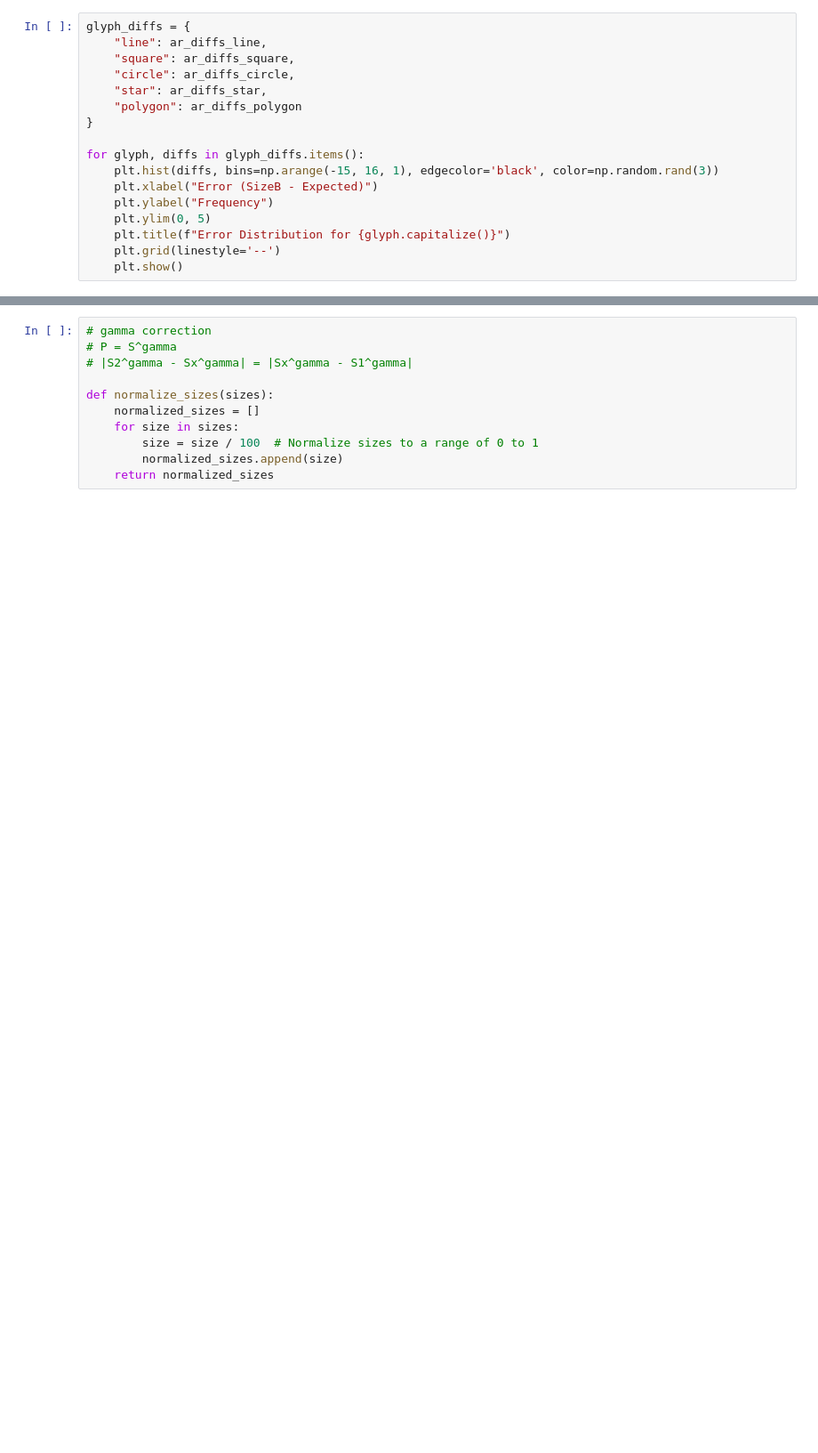
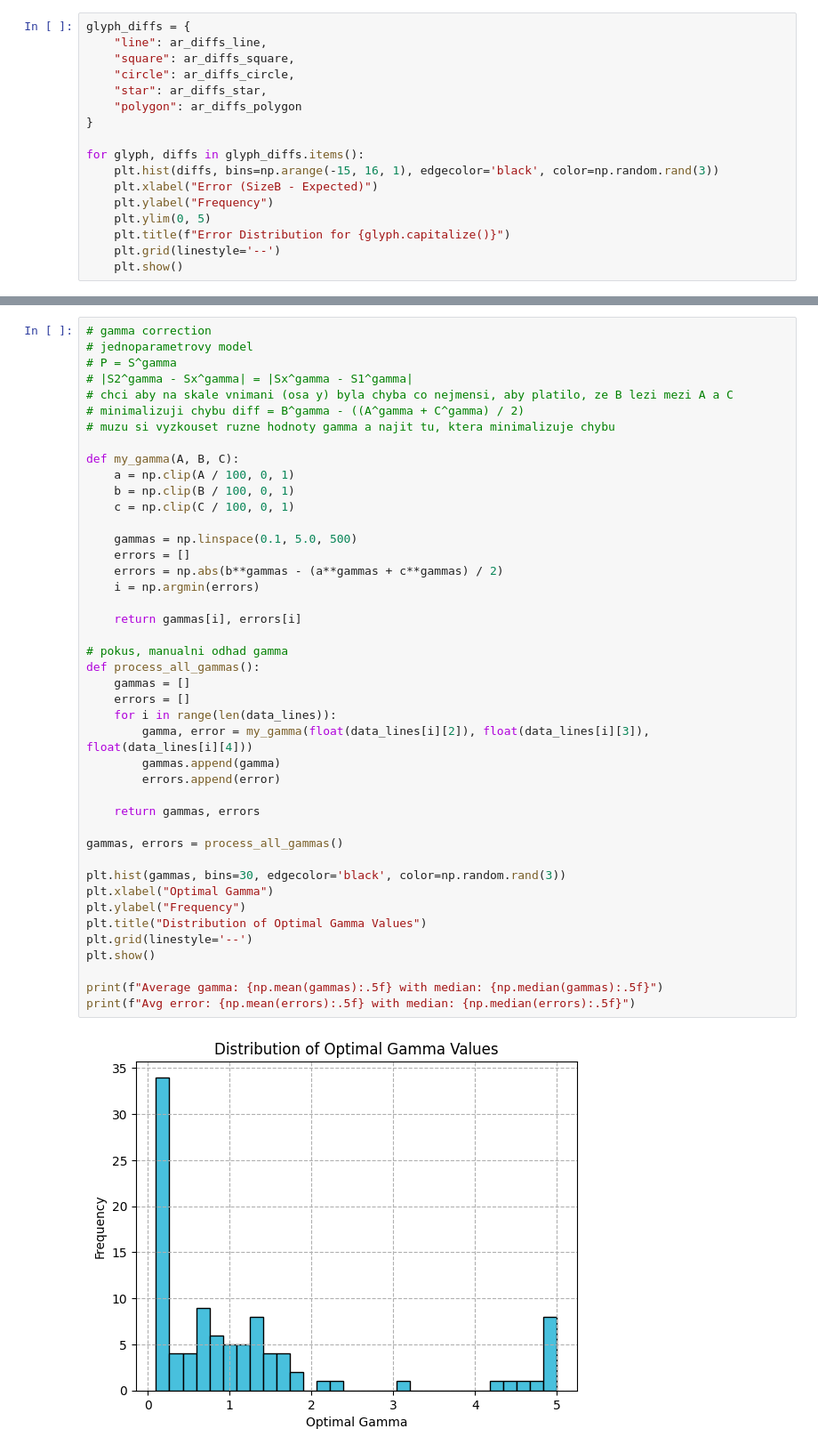
Before and after one commit to provajuli/BP, a Jupyter notebook: data/error.ipynb, the cells around one changed output, grey strips where cells are left out. Shown: that part at 89% size. Drawn from its saved outputs; the diff is of its cells as text; blank space fills up the shorter version.

```diff
--- a/data/error.ipynb
+++ b/data/error.ipynb
@@ -148,11 +91,45 @@ ar_linear_regression()
 # %%
 # gamma correction
+# jednoparametrovy model
 # P = S^gamma
 # |S2^gamma - Sx^gamma| = |Sx^gamma - S1^gamma|
+# chci aby na skale vnimani (osa y) byla chyba co nejmensi, aby platilo, ze B lezi mezi A a C
+# minimalizuji chybu diff = B^gamma - ((A^gamma + C^gamma) / 2)
+# muzu si vyzkouset ruzne hodnoty gamma a najit tu, ktera minimalizuje chybu
 
-def normalize_sizes(sizes):
-    normalized_sizes = []
-    for size in sizes:
-        size = size / 100  # Normalize sizes to a range of 0 to 1
-        normalized_sizes.append(size)
-    return normalized_sizes
+def my_gamma(A, B, C):
+    a = np.clip(A / 100, 0, 1)
+    b = np.clip(B / 100, 0, 1)
+    c = np.clip(C / 100, 0, 1)
+
+    gammas = np.linspace(0.1, 5.0, 500)
+    errors = []
+    errors = np.abs(b**gammas - (a**gammas + c**gammas) / 2)
+    i = np.argmin(errors)
+
+    return gammas[i], errors[i]
+
+# pokus, manualni odhad gamma
+def process_all_gammas():
+    gammas = []
+    errors = []
+    for i in range(len(data_lines)):
+        gamma, error = my_gamma(float(data_lines[i][2]), float(data_lines[i][3]), float(data_lines[i][4]))
+        gammas.append(gamma)
+        errors.append(error)
+
+    return gammas, errors
+
+gammas, errors = process_all_gammas()
+
+plt.hist(gammas, bins=30, edgecolor='black', color=np.random.rand(3))
+plt.xlabel("Optimal Gamma")
+plt.ylabel("Frequency")
+plt.title("Distribution of Optimal Gamma Values")
+plt.grid(linestyle='--')
+plt.show()
+
+print(f"Average gamma: {np.mean(gammas):.5f} with median: {np.median(gammas):.5f}")
+print(f"Avg error: {np.mean(errors):.5f} with median: {np.median(errors):.5f}")
+# %% [output]
+[figure, added]
```
Also changed, not shown: parts of 7 cells of this notebook, 5 other files.
